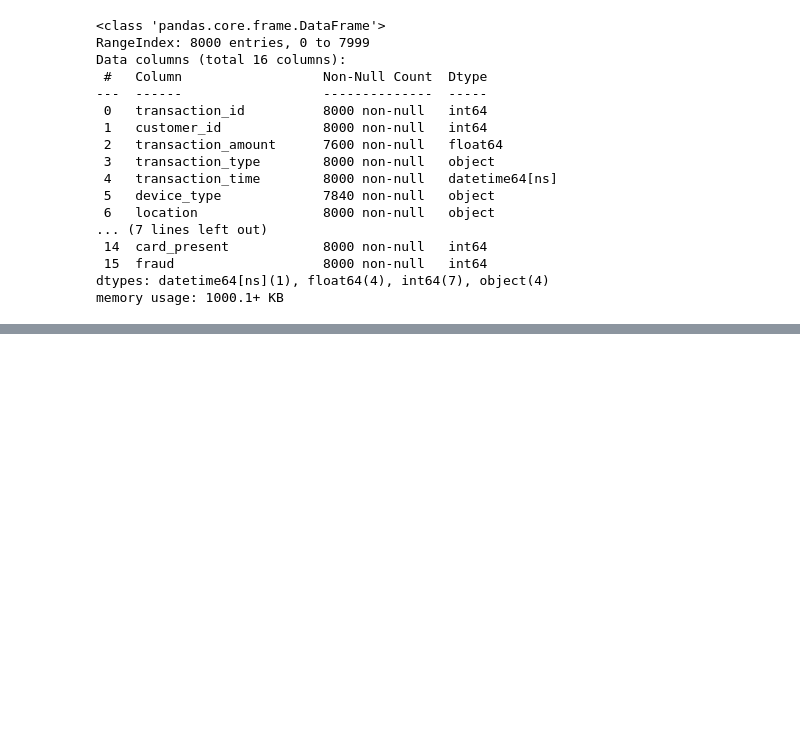
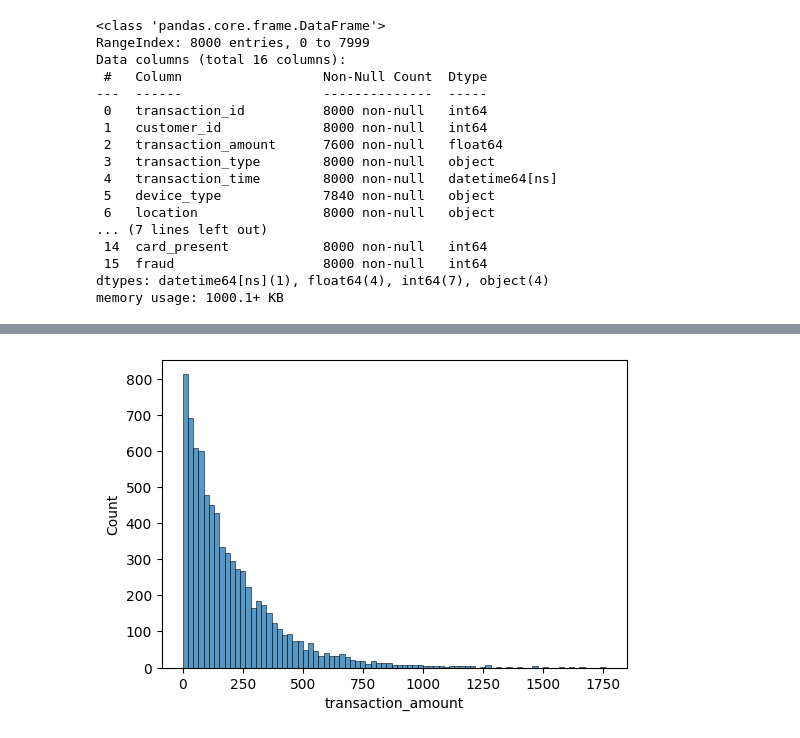
Before and after one commit to Shailya777/Fraud-Detection-EDA, a Jupyter notebook: notebooks/Fraud Detection.ipynb, the cells around one changed output, grey strips where cells are left out. Saved outputs shown, nothing was run; the diff lists cells and outputs as text; code cells hidden in the pictures; blank space fills up the shorter version.

```diff
--- a/notebooks/Fraud Detection.ipynb
+++ b/notebooks/Fraud Detection.ipynb
@@ -94,0 +161,6 @@ df.head()
+# %%
+plt.figure(figsize= (6,4))
+sns.histplot(data= df, x= 'transaction_amount')
+plt.show()
+# %% [output]
+[figure, added]
```
Also changed, not shown: parts of 22 cells of this notebook.
